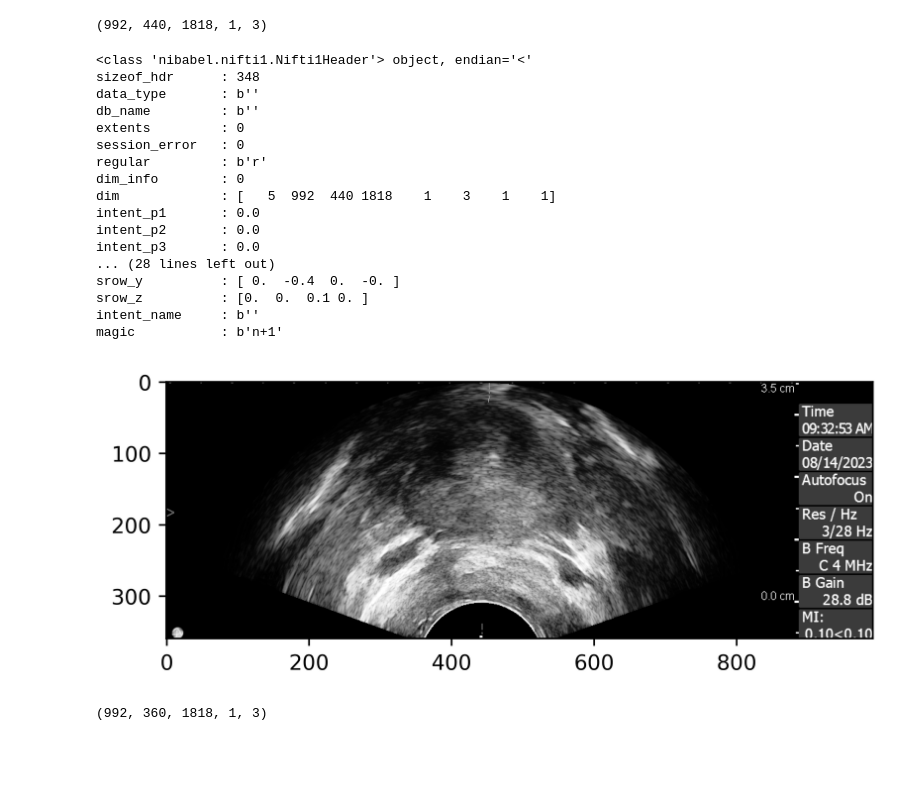
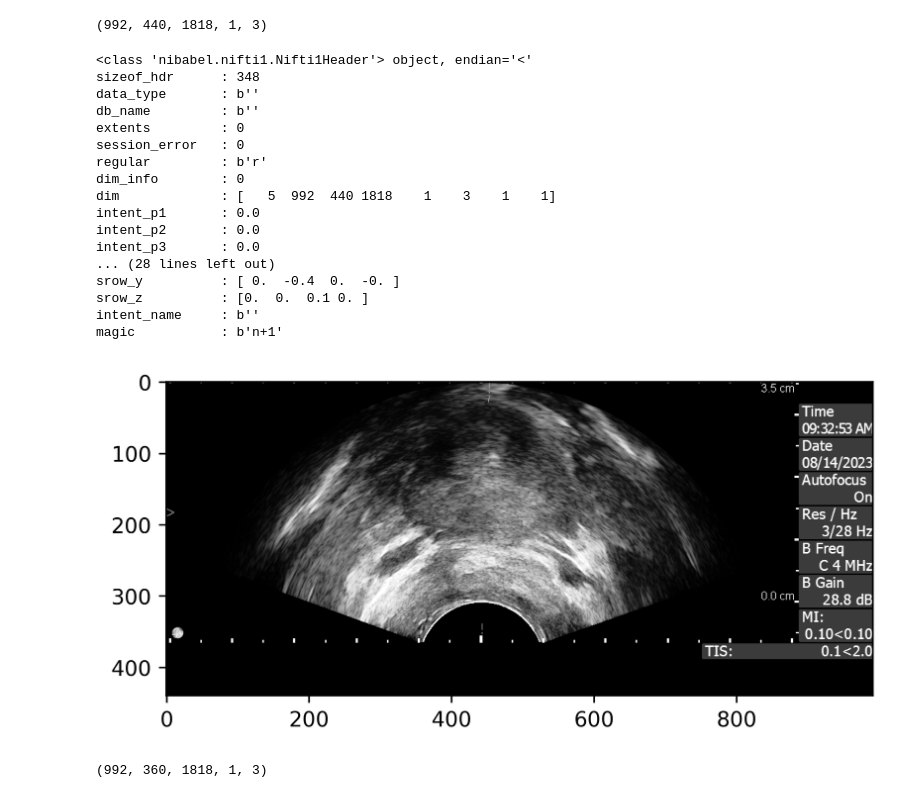
Before and after one commit to azifan/Qultra, a Jupyter notebook: testNifti.ipynb, the cells around one changed output. Saved outputs shown, nothing was run; the diff lists cells and outputs as text; code cells hidden in the pictures; blank space fills up the shorter version.

```diff
--- a/testNifti.ipynb
+++ b/testNifti.ipynb
@@ -13,27 +13,27 @@ print(ar.shape)
 (992, 440, 1818, 1, 3)
 # %%
 plt.figure(dpi=500)
-plt.imshow(np.transpose(ar[:,:360,1000,:,0]).reshape((360, 992)).astype(np.uint8), cmap="Greys_r")
+plt.imshow(np.transpose(ar[:,:,1000,:,0]).reshape((440, 992)).astype(np.uint8), cmap="Greys_r")
 print(im.header)
 # %% [output]
 <class 'nibabel.nifti1.Nifti1Header'> object, endian='<'
 sizeof_hdr      : 348
 data_type       : b''
 db_name         : b''
 extents         : 0
 session_error   : 0
 regular         : b'r'
 dim_info        : 0
 dim             : [   5  992  440 1818    1    3    1    1]
 intent_p1       : 0.0
 intent_p2       : 0.0
 intent_p3       : 0.0
 ... (28 lines left out)
 srow_y          : [ 0.  -0.4  0.  -0. ]
 srow_z          : [0.  0.  0.1 0. ]
 intent_name     : b''
 magic           : b'n+1'
-[figure, old version]
+[figure, new version]
 # %%
 new_path = "/Users/davidspector/Downloads/85300606_20230814_093203_0000_CEUS.nii.gz"
 new_im = nib.load(new_path, mmap=False)
```
